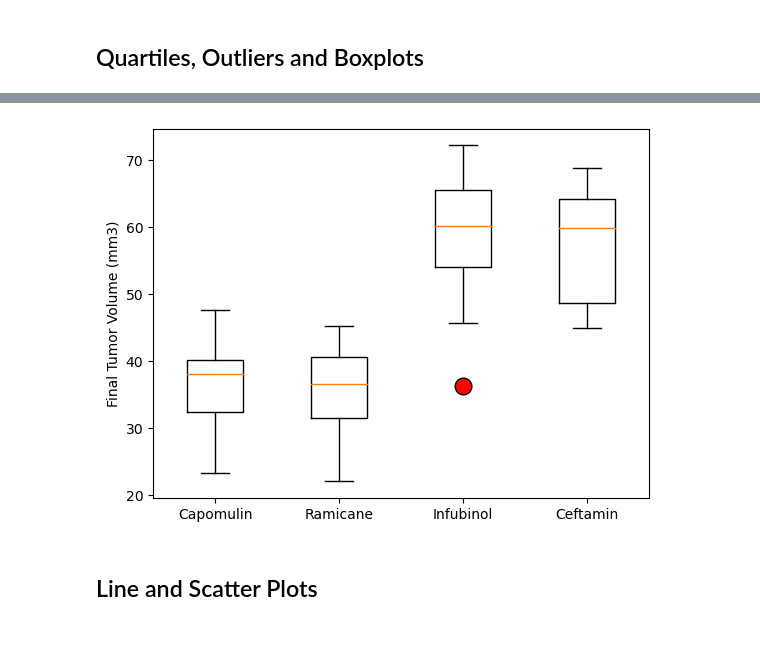
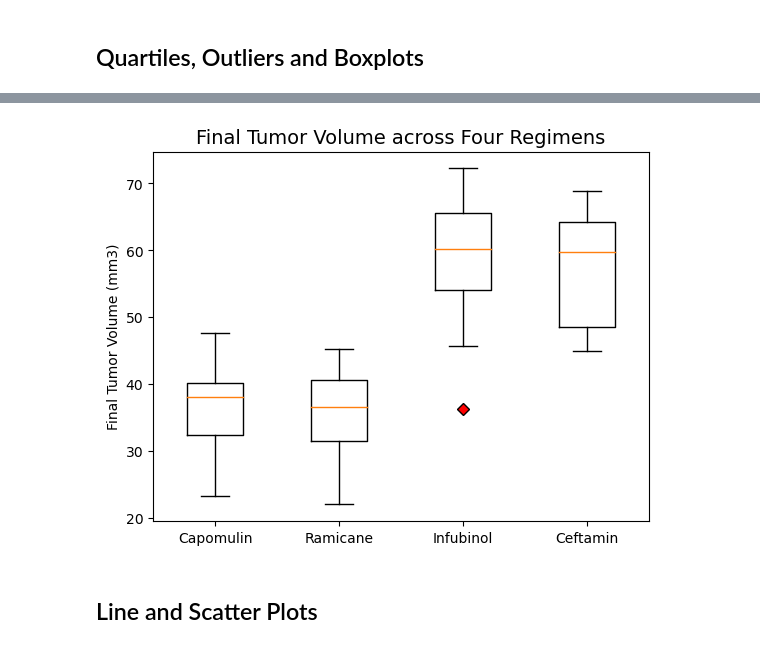
Before and after one commit to DakNewcomb/Module_5_challenge, a Jupyter notebook: Pymaceuticals/pymaceuticals_starter.ipynb, the cells around one changed output, grey strips where cells are left out. Cells and saved outputs as stored; diff of their text form; code cells hidden in the pictures.

```diff
--- a/Pymaceuticals/pymaceuticals_starter.ipynb
+++ b/Pymaceuticals/pymaceuticals_starter.ipynb
@@ -195,0 +199,38 @@ Ceftamin's potential outliers: Series([], Name: Tumor Volume (mm3), dtype: float
+# %%
+# Put treatments into a list for for loop (and later for plot labels)
+meds = ["Capomulin", "Ramicane", "Infubinol", "Ceftamin"]
+t_vol_capomulin = []
+t_vol_ramicane = []
+t_vol_infubinol = []
+t_vol_ceftamin = []
+# Create empty list to fill with tumor vol data (for plotting)
+for i in range(len(final_volume)-1):
+    if final_volume.loc[i, "Drug Regimen"] == "Capomulin":
+        t_vol_capomulin.append(final_volume.loc[i, "Tumor Volume (mm3)"])
+    if final_volume.loc[i, "Drug Regimen"] == "Ramicane":
+        t_vol_ramicane.append(final_volume.loc[i, "Tumor Volume (mm3)"])
+    if final_volume.loc[i, "Drug Regimen"] == "Infubinol":
+        t_vol_infubinol.append(final_volume.loc[i, "Tumor Volume (mm3)"])
+    if final_volume.loc[i, "Drug Regimen"] == "Ceftamin":
+        t_vol_ceftamin.append(final_volume.loc[i, "Tumor Volume (mm3)"])
+t_vol = [t_vol_capomulin, t_vol_ramicane, t_vol_infubinol, t_vol_ceftamin]
+
+# Calculate the IQR and quantitatively determine if there are any potential outliers.
+outlier_list = []
+for i in range(len(t_vol)):
+    quartiles = pd.Series(t_vol[i]).quantile([.25,.5,.75])
+    lower = quartiles[0.25]
+    upper = quartiles[0.75]
+    iqr = upper-lower
+    print(f"\n{meds[i]}:")
+    print(f"The lower quartile of tumor volume is: {lower}.")
+    print(f"The upper quartile of tumor volume is: {upper}.")
+    lower_bound = lower - (1.5*iqr)
+    upper_bound = upper + (1.5*iqr)
+
+    # Locate the rows which contain mice on each drug and get the tumor volumes
+    for j in range(len(t_vol[i])):
+        if (t_vol[i][j] < lower_bound) or (t_vol[i][j] > upper_bound):
+            outlier = t_vol[i][j]
+            outlier_list.append(outlier)
+            print(f"The outliers are {outlier_list}.")
@@ -196,7 +254,14 @@ Ceftamin's potential outliers: Series([], Name: Tumor Volume (mm3), dtype: float
 # %%
 # Generate a box plot that shows the distrubution of the tumor volume for each treatment group.
+distribution = dict(markerfacecolor = "r", marker = "D")
+fig1, ax1 = plt.subplots()
+ax1.set_ylabel("Final Tumor Volume (mm3)")
+ax1.boxplot(t_vol, flierprops = distribution)
+ax1.set_title("Final Tumor Volume across Four Regimens", fontsize = 14)
+ax1.set_xticklabels(meds)
+plt.show()
 # %% [output]
-[figure, old version]
+[figure, new version]
 # %% [markdown]
 ## Line and Scatter Plots
 # %%
```
Also changed, not shown: parts of 5 cells of this notebook.
